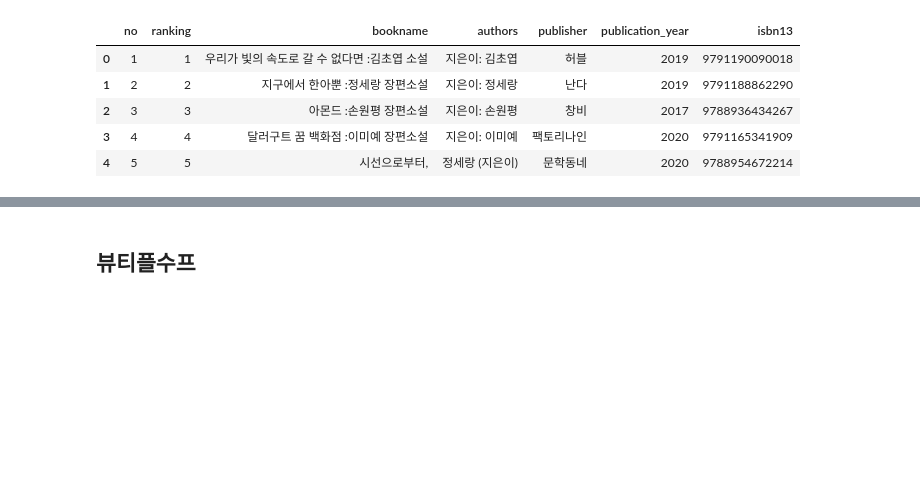
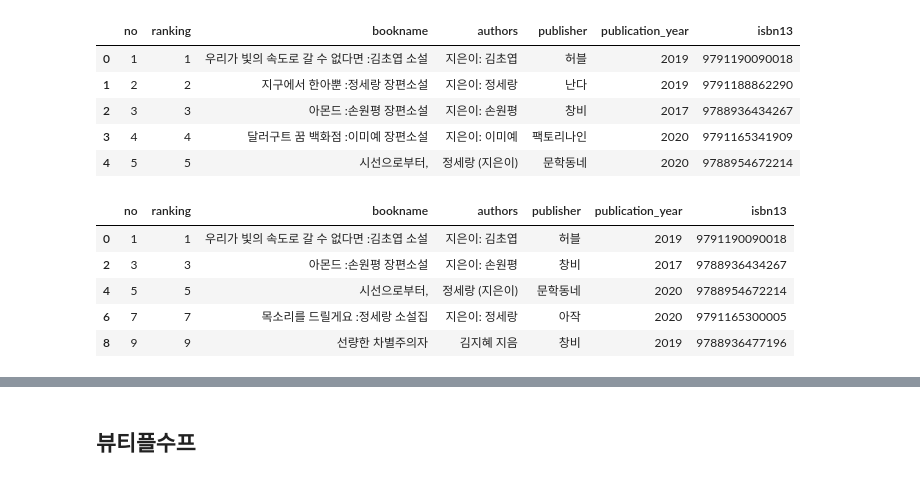
Before and after one commit to rickiepark/hg-da, a Jupyter notebook: 02-3.ipynb, the cells around one changed output, grey strips where cells are left out. Cells and saved outputs as stored; diff of their text form; code cells hidden in the pictures; blank space fills up the shorter version.

```diff
--- a/02-3.ipynb
+++ b/02-3.ipynb
@@ -66,6 +66,15 @@ books.head()
 | 2 | 3 | 3 | 아몬드 :손원평 장편소설 | 지은이: 손원평 | 창비 | 2017 | 9788936434267 |
 | 3 | 4 | 4 | 달러구트 꿈 백화점 :이미예 장편소설 | 지은이: 이미예 | 팩토리나인 | 2020 | 9791165341909 |
 | 4 | 5 | 5 | 시선으로부터, | 정세랑 (지은이) | 문학동네 | 2020 | 9788954672214 |
+# %%
+books_df.loc[::2, 'no':'isbn13'].head()
+# %% [output]
+|  | no | ranking | bookname | authors | publisher | publication_year | isbn13 |
+| 0 | 1 | 1 | 우리가 빛의 속도로 갈 수 없다면 :김초엽 소설 | 지은이: 김초엽 | 허블 | 2019 | 9791190090018 |
+| 2 | 3 | 3 | 아몬드 :손원평 장편소설 | 지은이: 손원평 | 창비 | 2017 | 9788936434267 |
+| 4 | 5 | 5 | 시선으로부터, | 정세랑 (지은이) | 문학동네 | 2020 | 9788954672214 |
+| 6 | 7 | 7 | 목소리를 드릴게요 :정세랑 소설집 | 지은이: 정세랑 | 아작 | 2020 | 9791165300005 |
+| 8 | 9 | 9 | 선량한 차별주의자 | 김지혜 지음 | 창비 | 2019 | 9788936477196 |
 # %%
 import requests
 
```
Also changed, not shown: parts of 1 cell of this notebook.
